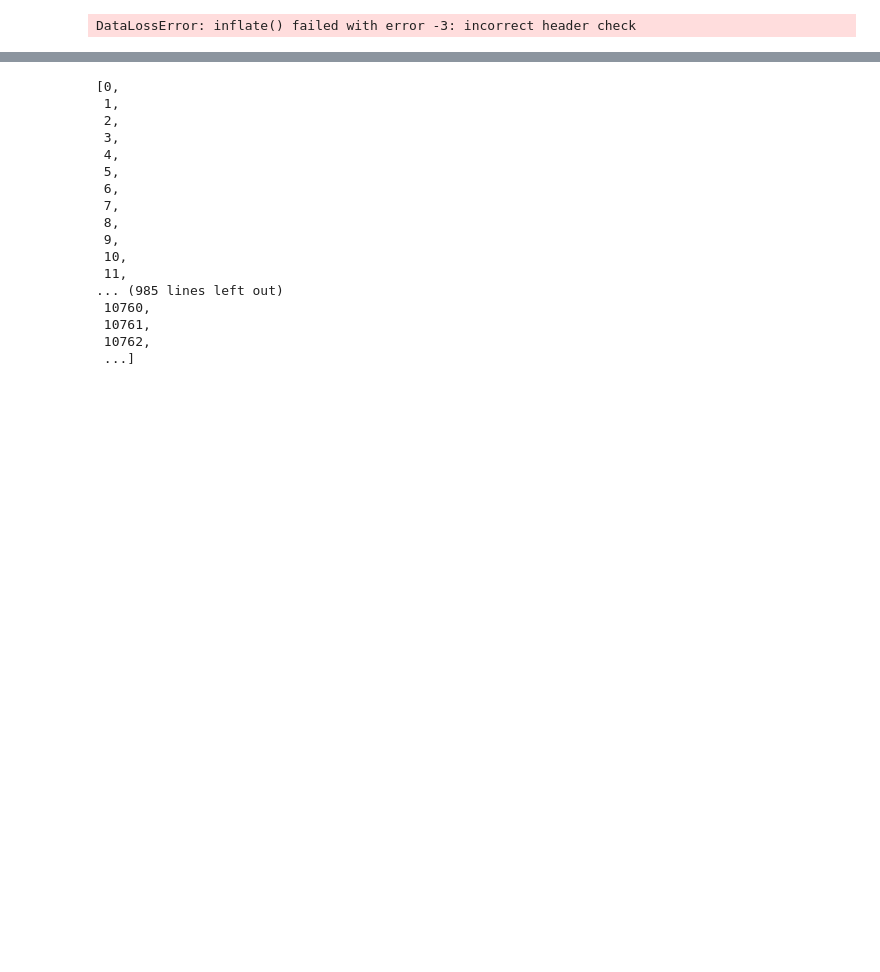
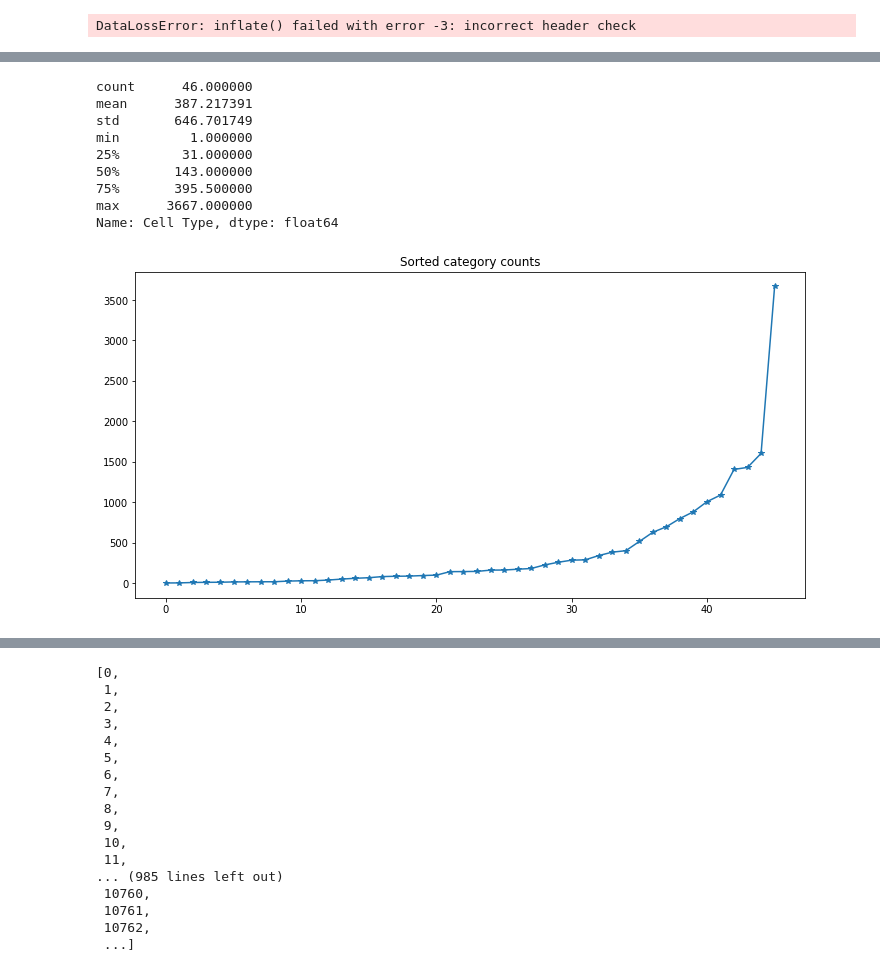
Before and after one commit to gengshan-y/scRNA-seq-classification, a Jupyter notebook: Untitled.ipynb, the cells around one changed output, grey strips where cells are left out. Cells and saved outputs as stored; diff of their text form; code cells hidden in the pictures; blank space fills up the shorter version.

```diff
--- a/Untitled.ipynb
+++ b/Untitled.ipynb
@@ -81,19 +81,38 @@ DataLossError: inflate() failed with error -3: incorrect header check
 # sanity check, unique mapping
 train_ids = []
 val_ids = []
-perc = 0
+train_labs = []
+val_labs = []
+perc = 0.9
 for i in TRAIN_ID_DF['Experiment ID'].unique():
     for j in TRAIN_LAB_DF[TRAIN_ID_DF['Experiment ID']==i]['num'].unique():
         trails = TRAIN_ID_DF[TRAIN_LAB_DF['num']==j]['Experiment ID'].unique()
         if len(trails) == 1:
             train_ids += list(trails)
+            train_labs += [j]
 train_ids = list(set(train_ids))
+train_labs = list(set(train_labs))
+print('#experiments that contains labels appeared in only this experiment = %d' %len(train_ids))
+print('#labels that appeared in one experiment = %d' %len(train_labs))
 
 # train val split
 for i in TRAIN_LAB_DF['num'].unique():
-    trail = TRAIN_ID_DF[TRAIN_LAB_DF['num']==i]['Experiment ID'].unique()
-    trail = np.setdiff1d(np.setdiff1d(trail, train_ids),val_ids)
-    # random.shuffle(trail)
+    trail = TRAIN_ID_DF[TRAIN_LAB_DF['num']==i]['Experiment ID'].unique()  # experiments that contain label i
+    trail = np.setdiff1d(np.setdiff1d(trail, train_ids),val_ids)  # new experiment
+    random.shuffle(trail)
     ind = int(len(trail) * perc)
     train_ids += list(trail[:ind])
     val_ids += list(trail[ind:])
+
+for i in train_ids:
+    train_labs += list(TRAIN_LAB_DF[TRAIN_ID_DF['Experiment ID']==i]['num'].unique())
+for i in val_ids:
+    val_labs += list(TRAIN_LAB_DF[TRAIN_ID_DF['Experiment ID']==i]['num'].unique())
+train_labs = list(set(train_labs))
+val_labs = list(set(val_labs))
+
+
+print('#labels in train = %d' %len(train_labs))
+print('#labels in val = %d' %len(val_labs))
+print('#labels in common = %d' %len(np.intersect1d(train_labs,val_labs)))
+assert(len(np.intersect1d(train_ids,val_ids)) == 0)
@@ -111,0 +166,17 @@ len(val_idx) + len(train_idx)
+# %%
+counts = TRAIN_LAB_DF.loc[train_idx].groupby('Cell Type')['Cell Type'].count()
+print counts.describe()
+plt.figure(figsize=(12, 6))
+plt.title("Sorted category counts")
+_ = plt.plot(sorted(counts), '*-')
+# %% [output]
+count      46.000000
+mean      387.217391
+std       646.701749
+min         1.000000
+25%        31.000000
+50%       143.000000
+75%       395.500000
+max      3667.000000
+Name: Cell Type, dtype: float64
+[figure, added]
```
Also changed, not shown: parts of 30 cells of this notebook, 3 other files.
